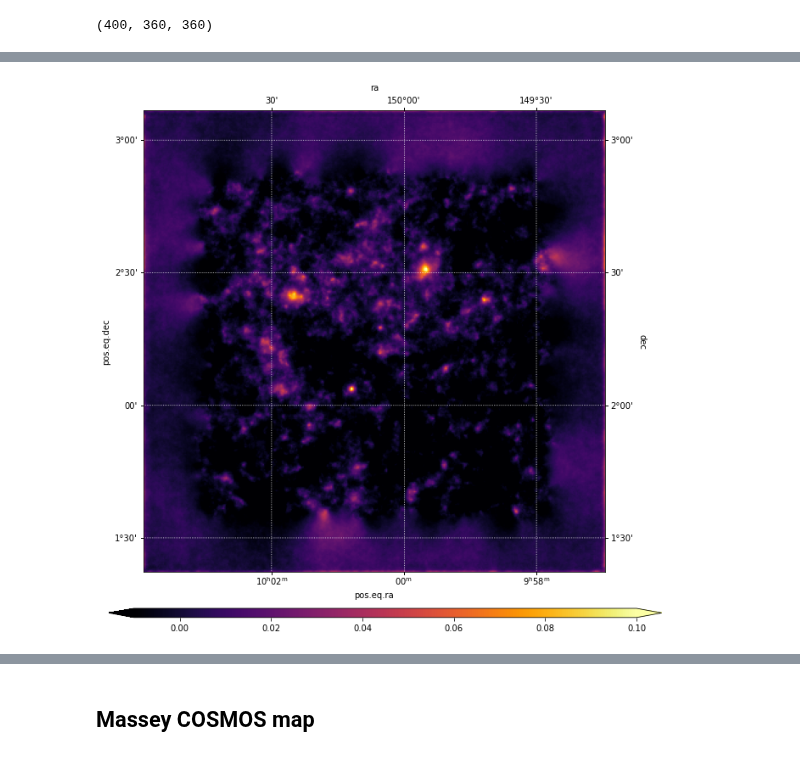
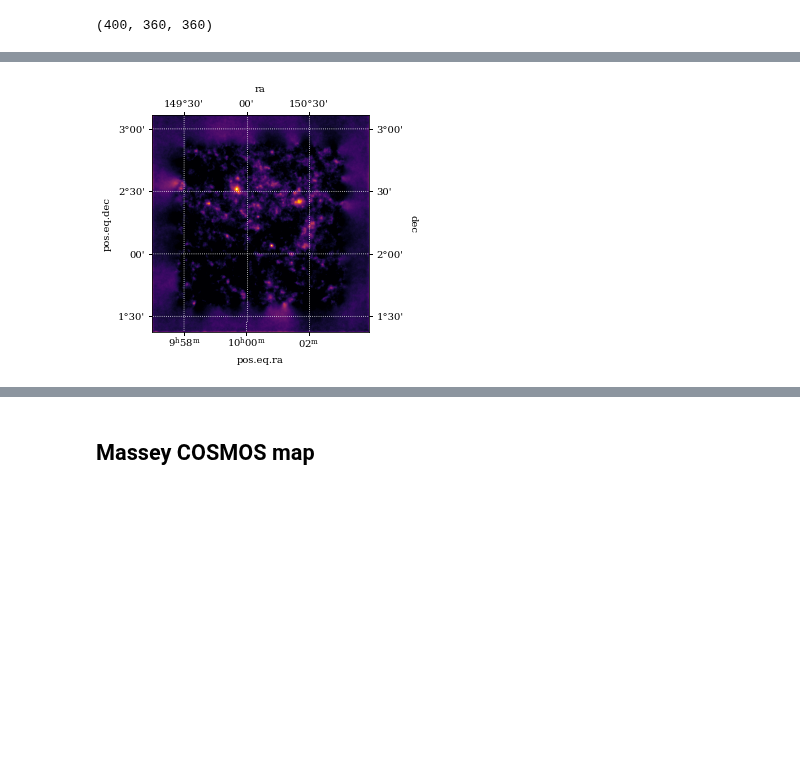
Before and after one commit to CosmoStat/jax-lensing, a Jupyter notebook: papers/Remy2021/COSMOSWCS.ipynb, the cells around one changed output, grey strips where cells are left out. Cells and saved outputs as stored; diff of their text form; code cells hidden in the pictures; blank space fills up the shorter version.

```diff
--- a/papers/Remy2021/COSMOSWCS.ipynb
+++ b/papers/Remy2021/COSMOSWCS.ipynb
@@ -34,3 +35,4 @@ wcs_helix_list.wcs.ctype = ["RA---TAN", "DEC--TAN"]
 wcs_helix_list.wcs.cdelt = [res, res]
 wcs_helix_list.array_shape = [360, 360]
 wcs_helix_list
+w_dlp = wcs_helix_list
@@ -50,28 +39,14 @@ from mpl_toolkits.axes_grid1 import make_axes_locatable
 # %%
-width = 360
-resolution = 0.29
-
 vmin = -.01
 vmax = 0.1
-
 kwargs = dict(cmap='inferno', vmin=vmin, vmax=vmax)
 
-fig = plt.figure(figsize=(10, 10))
-ax = plt.subplot(projection=wcs_helix_list)
-im = ax.imshow(dlp_mean, origin='lower', aspect='equal', **kwargs)
-
-#ax.invert_yaxis()
-ax.invert_xaxis()
-#plt.xlabel(r'RA')
-#plt.ylabel(r'Dec')
-
+fig = figure()
+ax = fig.add_subplot(111, projection=w_dlp)
+ax.imshow(dlp_mean, aspect='equal', **kwargs)
 overlay = ax.get_coords_overlay('icrs')
 overlay.grid(color='white', ls='dotted')
-
-cbar_ax = fig.add_axes([.078, 0.05, .905, 0.015])
-cb = fig.colorbar(im, cax=cbar_ax, extend='both', orientation="horizontal")
-#cb.ax.tick_params(labelsize=18)
 # %% [output]
-[figure, old version]
+[figure, new version]
 # %%
 data = dlp_mean
```
Also changed, not shown: parts of 25 cells of this notebook.
